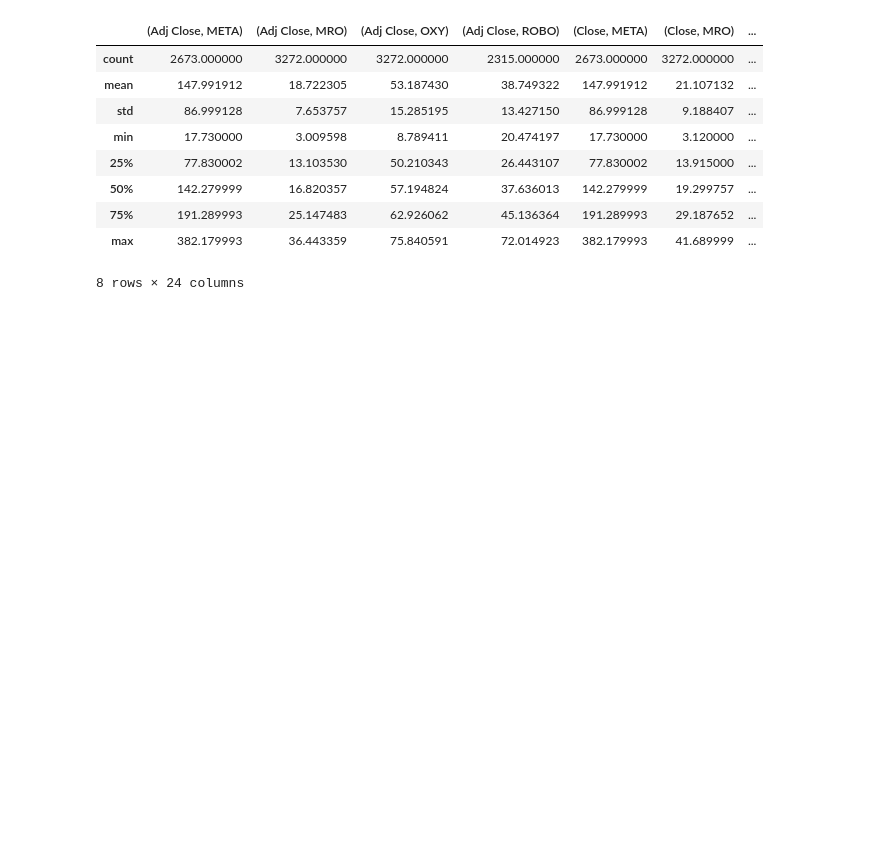
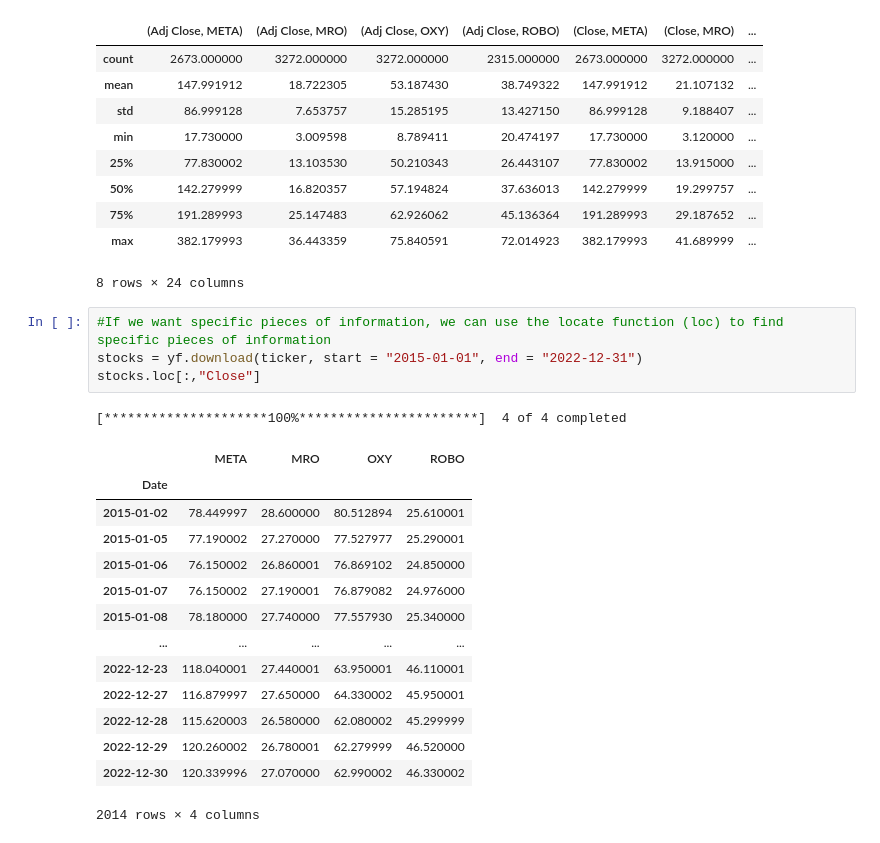
Before and after one commit to UditKarth/Quant, a Jupyter notebook: Algorithmic Trading Python.ipynb, the cells around one changed output. Drawn from its saved outputs; the diff is of its cells as text; blank space fills up the shorter version.

```diff
--- a/Algorithmic Trading Python.ipynb
+++ b/Algorithmic Trading Python.ipynb
@@ -226,3 +226,23 @@ stocks.describe() #describes all the data
 | 75% | 191.289993 | 25.147483 | 62.926062 | 45.136364 | 191.289993 | 29.187652 | ... |
 | max | 382.179993 | 36.443359 | 75.840591 | 72.014923 | 382.179993 | 41.689999 | ... |
 8 rows × 24 columns
+# %%
+#If we want specific pieces of information, we can use the locate function (loc) to find specific pieces of information
+stocks = yf.download(ticker, start = "2015-01-01", end = "2022-12-31")
+stocks.loc[:,"Close"]
+# %% [output]
+[*********************100%***********************]  4 of 4 completed
+|  | META | MRO | OXY | ROBO |
+| Date |  |  |  |  |
+| 2015-01-02 | 78.449997 | 28.600000 | 80.512894 | 25.610001 |
+| 2015-01-05 | 77.190002 | 27.270000 | 77.527977 | 25.290001 |
+| 2015-01-06 | 76.150002 | 26.860001 | 76.869102 | 24.850000 |
+| 2015-01-07 | 76.150002 | 27.190001 | 76.879082 | 24.976000 |
+| 2015-01-08 | 78.180000 | 27.740000 | 77.557930 | 25.340000 |
+| ... | ... | ... | ... | ... |
+| 2022-12-23 | 118.040001 | 27.440001 | 63.950001 | 46.110001 |
+| 2022-12-27 | 116.879997 | 27.650000 | 64.330002 | 45.950001 |
+| 2022-12-28 | 115.620003 | 26.580000 | 62.080002 | 45.299999 |
+| 2022-12-29 | 120.260002 | 26.780001 | 62.279999 | 46.520000 |
+| 2022-12-30 | 120.339996 | 27.070000 | 62.990002 | 46.330002 |
+2014 rows × 4 columns
```
Also changed, not shown: parts of 10 cells of this notebook.
